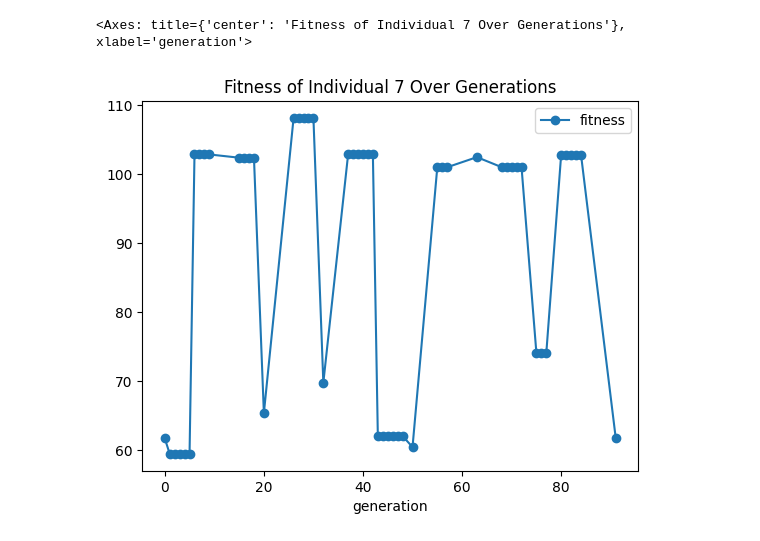
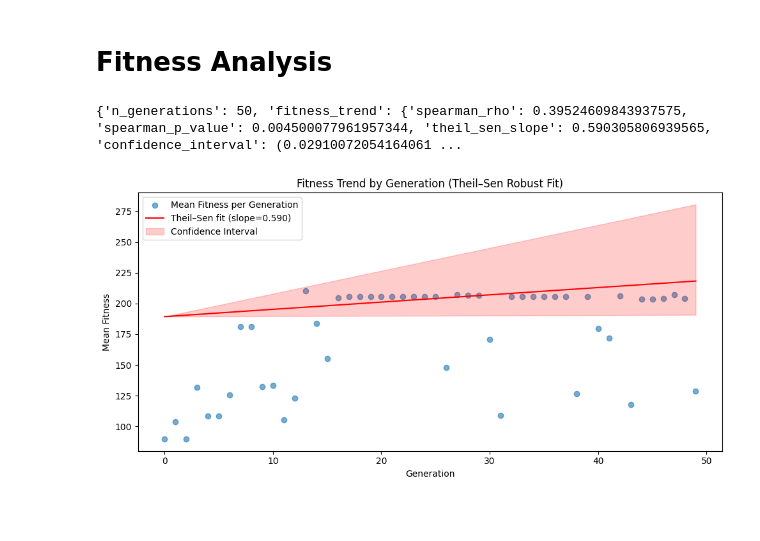
Before and after one commit to ZaidGhazal/pafot-replication-and-development, a Jupyter notebook: analysis/analyze.ipynb, the cells around one changed output. Drawn from its saved outputs; the diff is of its cells as text; code cells hidden in the pictures; blank space fills up the shorter version.

Commit message:
Update the results analyzes notebook and add the produced results

```diff
--- a/analysis/analyze.ipynb
+++ b/analysis/analyze.ipynb
@@ -304,8 +0,0 @@ DataFrame saved to ga_all_generations.csv
-# %%
-## analyze the data
-
-## Plot the fitness over individual id (7)
-ga_df[ga_df['individual_id'] == 7].plot(x='generation', y='fitness', title='Fitness of Individual 7 Over Generations', marker='o')
-# %% [output]
-<Axes: title={'center': 'Fitness of Individual 7 Over Generations'}, xlabel='generation'>
-[figure, removed]
@@ -311,0 +27,54 @@ ga_df[ga_df['individual_id'] == 7].plot(x='generation', y='fitness', title='Fitn
+# %% [markdown]
+# Fitness Analysis
+# %%
+gen_fitness = data.groupby("generation")["fitness"].mean().reset_index()
+# %%
+from scipy.stats import spearmanr, theilslopes
+
+result["n_generations"] = len(gen_fitness)
+if len(gen_fitness) >= 2:
+    # Spearman rank correlation (robust to nonlinear relationships)
+    rho, pval = spearmanr(gen_fitness["generation"], gen_fitness["fitness"])
+
+    # Theil-Sen slope (robust to outliers)
+    slope, intercept, low, high = theilslopes(gen_fitness["fitness"], gen_fitness["generation"])
+
+    trend = "increasing" if slope > 0 else "decreasing" if slope < 0 else "flat"
+
+    result["fitness_trend"] = {
+        "spearman_rho": rho,
+        "spearman_p_value": pval,
+        "theil_sen_slope": slope,
+        # "trend": trend,
+        "confidence_interval": (low, high),
+    }
+else:
+    result["fitness_trend"] = {"error": "Not enough generations to estimate trend."}
+
+print(result)
+# %% [output]
+{'n_generations': 50, 'fitness_trend': {'spearman_rho': 0.39524609843937575, 'spearman_p_value': 0.004500077961957344, 'theil_sen_slope': 0.590305806939565, 'confidence_interval': (0.02910072054164061 ...
+# %%
+slope, intercept, low, high = theilslopes(gen_fitness["fitness"], gen_fitness["generation"])
+
+# --- Plot 1: Theil–Sen trend line ---
+plt.figure(figsize=(10,5))
+plt.scatter(gen_fitness["generation"], gen_fitness["fitness"], alpha=0.6, label="Mean Fitness per Generation")
+plt.plot(gen_fitness["generation"],
+         intercept + slope * gen_fitness["generation"],
+         color="red", label=f"Theil–Sen fit (slope={slope:.3f})")
+plt.fill_between(gen_fitness["generation"],
+                 intercept + low * gen_fitness["generation"],
+                 intercept + high * gen_fitness["generation"],
+                 color="red", alpha=0.2, label="Confidence Interval")
+plt.title("Fitness Trend by Generation (Theil–Sen Robust Fit)")
+plt.xlabel("Generation")
+plt.ylabel("Mean Fitness")
+plt.legend()
+plt.tight_layout()
+plt.savefig(results_dir + "fitness_trend_theilsen.png")
+plt.show()
+
+## Save plot
+# %% [output]
+[figure, added]
```
Also changed, not shown: parts of 13 cells of this notebook, 25 other files.
